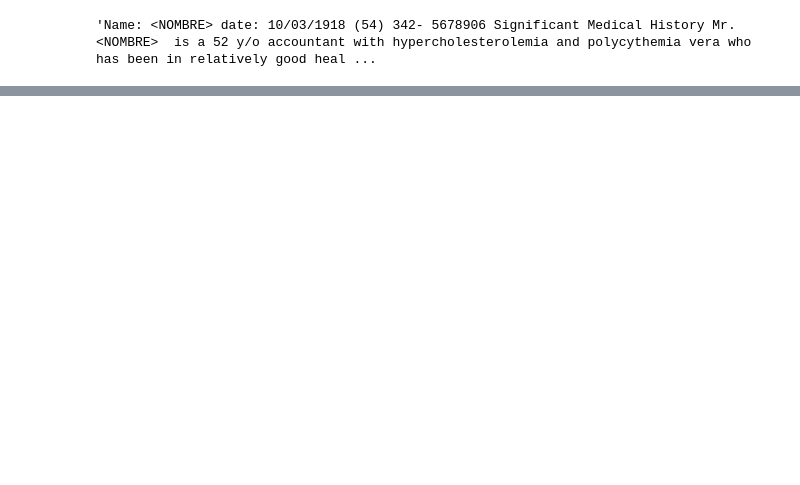
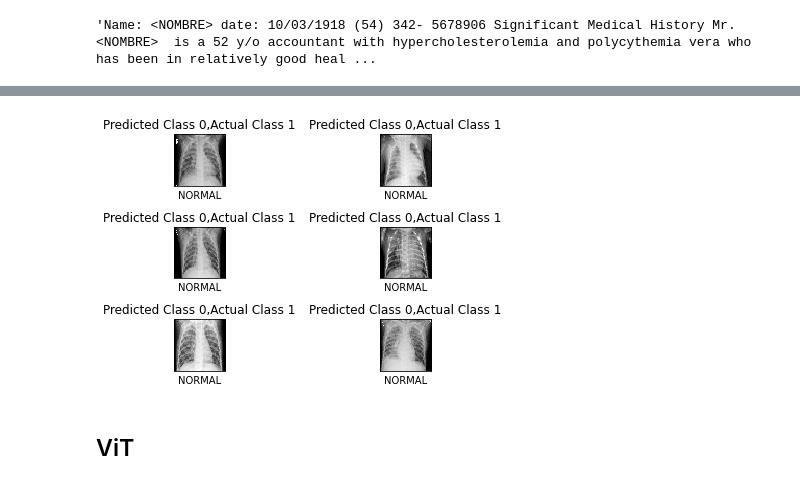
Before and after one commit to Morilla123/Spacy_ViT_Test, a Jupyter notebook: Copia_de_Transformers_medicina_extraccion.ipynb, the cells around one changed output, grey strips where cells are left out. Saved outputs shown, nothing was run; the diff lists cells and outputs as text; code cells hidden in the pictures; blank space fills up the shorter version.

```diff
--- a/Copia_de_Transformers_medicina_extraccion.ipynb
+++ b/Copia_de_Transformers_medicina_extraccion.ipynb
@@ -180,0 +391,14 @@ text_anon
+# %%
+# incorrect
+j = 0
+for i in incorrect[:6]:
+    plt.subplot(3,2,j+1)
+    plt.xticks([])
+    plt.yticks([])
+    plt.imshow(X_test[i].reshape(50,50), cmap="gray", interpolation='none')
+    plt.title("Predicted Class {},Actual Class {}".format(prediction[i], y_test[i]))
+    plt.xlabel(labels[prediction[i]])
+    plt.tight_layout()
+    j += 1
+# %% [output]
+[figure, added]
@@ -180,0 +421,2 @@ text_anon
+# %% [markdown]
+## ViT
```
Also changed, not shown: parts of 62 cells of this notebook.
